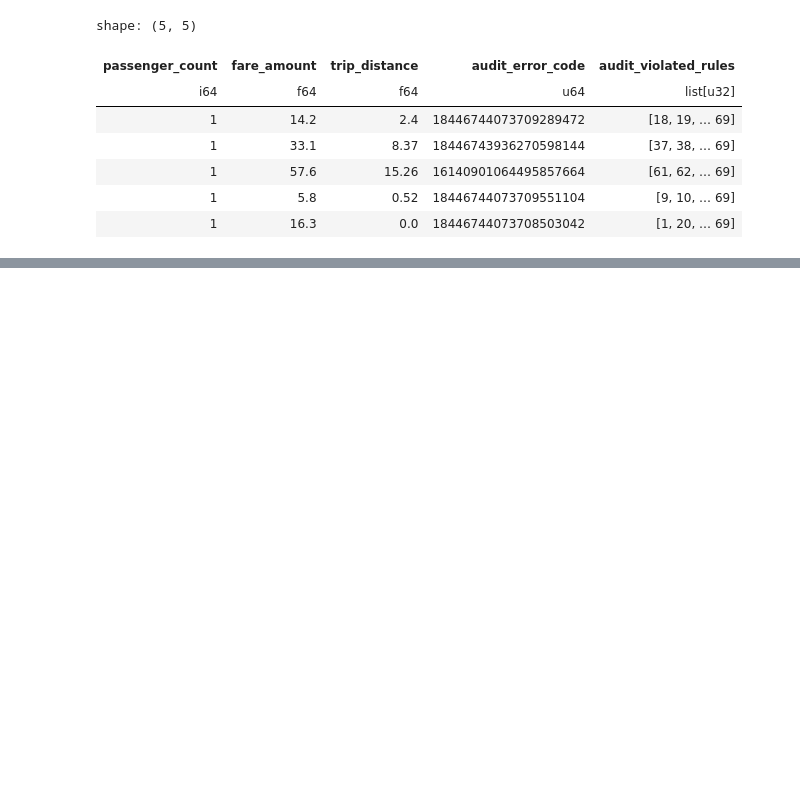
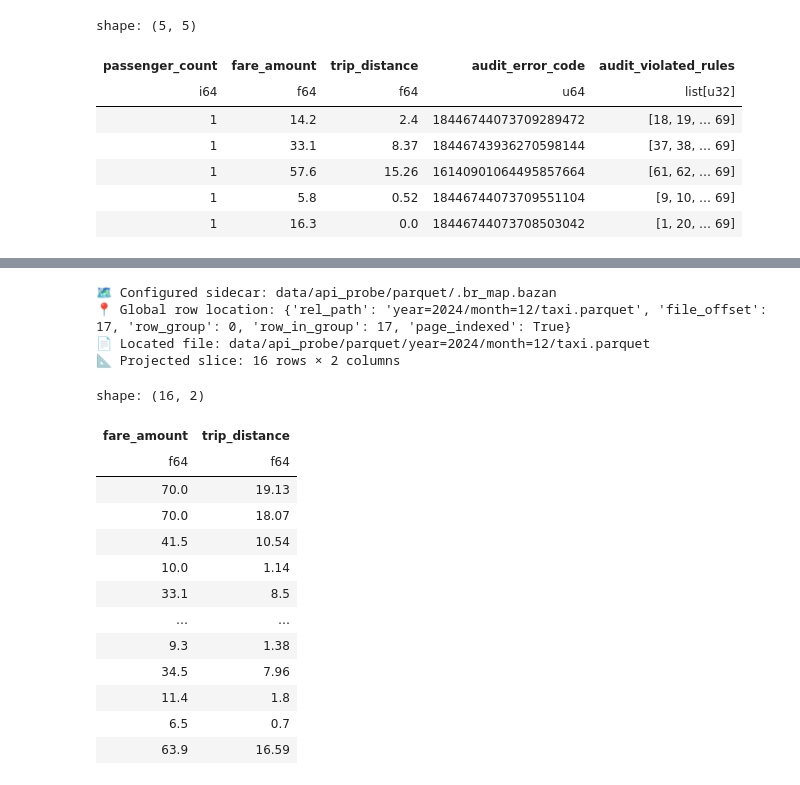
Before and after one commit to VanDung-dev/basaltic-red, a Jupyter notebook: demo.ipynb, the cells around one changed output, grey strips where cells are left out. Drawn from its saved outputs; the diff is of its cells as text; code cells hidden in the pictures; blank space fills up the shorter version.

```diff
--- a/demo.ipynb
+++ b/demo.ipynb
@@ -926,0 +1095,62 @@ br.lake.doctor("data", auto_heal=True)
+# %%
+map_stats_columns = [
+    name for name in ("fare_amount", "trip_distance")
+    if name in api_source_table.column_names
+]
+map_stats_columns = map_stats_columns or list(api_source_table.column_names[:1])
+
+configured_map_path = br.lake.create_map(
+    str(api_parquet_dir),
+    show_progress=False,
+    checkpoint_stride_rows=64,
+    fingerprint="blake3",
+    stats_columns=map_stats_columns,
+)
+assert Path(configured_map_path).name == ".br_map.bazan"
+
+target_global_row = 17
+location = br.lake.locate_row(str(api_parquet_dir), target_global_row)
+assert location is not None, f"Could not locate global row {target_global_row}"
+
+located_file = api_parquet_dir / location["rel_path"]
+row_start = location["file_offset"]
+located_rows = br.read.slice_rows(str(located_file), offset=row_start, limit=16)
+projection_columns = [
+    name for name in ("fare_amount", "trip_distance")
+    if name in located_rows.column_names
+] or list(located_rows.column_names[:2])
+located_columns = br.read.slice_cols(
+    str(located_file),
+    selected_cols=projection_columns,
+    offset=row_start,
+    limit=16,
+)
+
+assert located_rows.num_rows == 16
+assert located_columns.num_rows == 16
+assert located_columns.column_names == projection_columns
+
+print("🗺️ Configured sidecar:", configured_map_path)
+print("📍 Global row location:", location)
+print("📄 Located file:", located_file)
+print("📐 Projected slice:", located_columns.num_rows, "rows ×", located_columns.num_columns, "columns")
+display(pl.from_arrow(located_columns))
+# %% [output]
+🗺️ Configured sidecar: data/api_probe/parquet/.br_map.bazan
+📍 Global row location: {'rel_path': 'year=2024/month=12/taxi.parquet', 'file_offset': 17, 'row_group': 0, 'row_in_group': 17, 'page_indexed': True}
+📄 Located file: data/api_probe/parquet/year=2024/month=12/taxi.parquet
+📐 Projected slice: 16 rows × 2 columns
+shape: (16, 2)
+| fare_amount | trip_distance |
+| f64 | f64 |
+| 70.0 | 19.13 |
+| 70.0 | 18.07 |
+| 41.5 | 10.54 |
+| 10.0 | 1.14 |
+| 33.1 | 8.5 |
+| … | … |
+| 9.3 | 1.38 |
+| 34.5 | 7.96 |
+| 11.4 | 1.8 |
+| 6.5 | 0.7 |
+| 63.9 | 16.59 |
```
Also changed, not shown: parts of 36 cells of this notebook.
